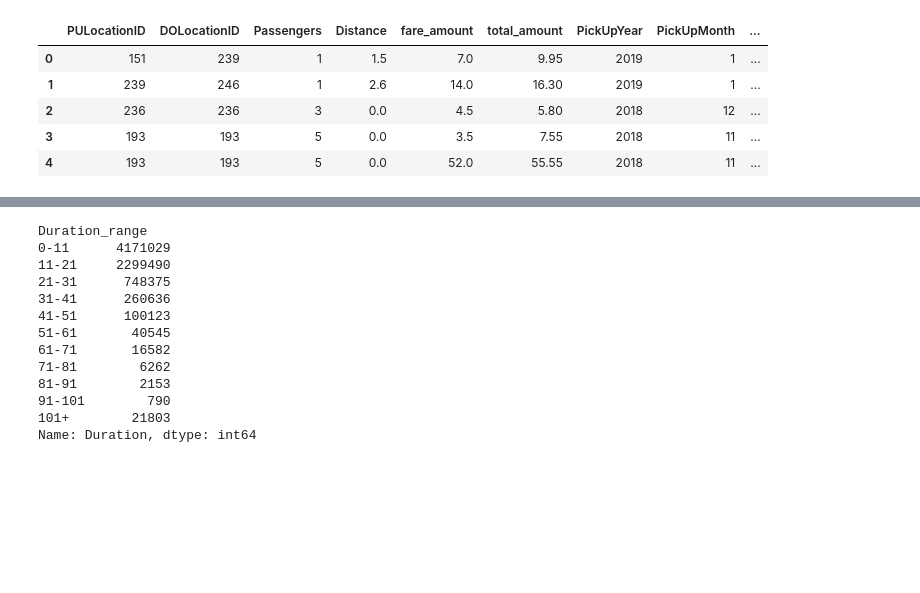
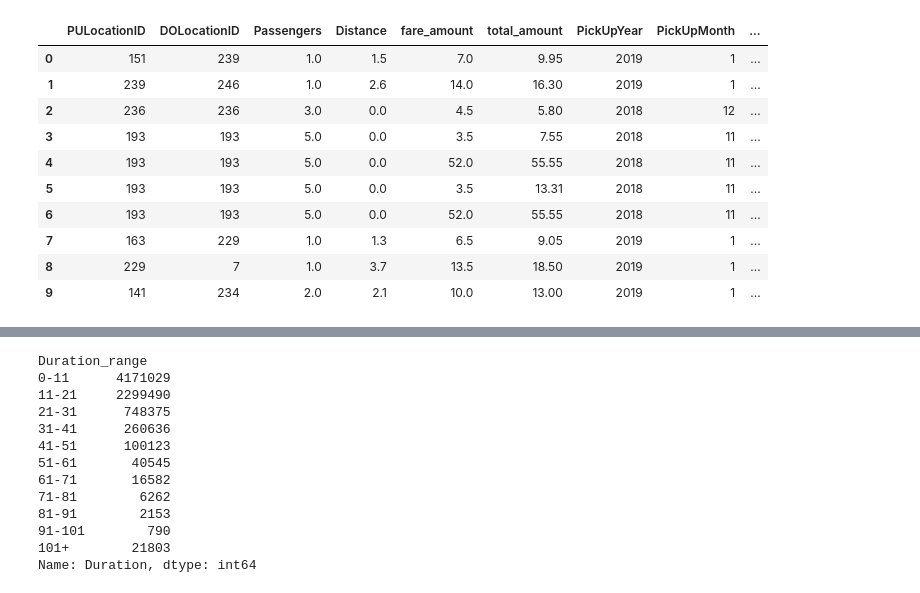
Before and after one commit to yeisondelatorre/ML_trabajofinal, a Jupyter notebook: _sources/notebooks.ipynb, the cells around one changed output, grey strips where cells are left out. Cells and saved outputs as stored; diff of their text form; code cells hidden in the pictures; blank space fills up the shorter version.

```diff
--- a/_sources/notebooks.ipynb
+++ b/_sources/notebooks.ipynb
@@ -48,2 +71,3 @@ import folium
 # %%
-df_taxi = pd.read_csv(r"C:\Users\PC\Desktop\data trabajo final\archive\yellow_tripdata_2019-01.csv")
+df_taxi = pd.read_parquet(r'C:\Users\PC\Desktop\ML_clase\jbook_ml20251\data\yellow_tripdata_2019-01.parquet')
+df_taxi.shape
@@ -55,36 +95,41 @@ df_taxi.shape
 def process_taxi_data(df_taxi):
     taxi = df_taxi[['tpep_pickup_datetime', 'tpep_dropoff_datetime', 'PULocationID',
                    'DOLocationID','passenger_count', 'trip_distance','fare_amount','total_amount', 'payment_type', 'tolls_amount']].copy()
     # Renaming Columns
     new_names = {'tpep_pickup_datetime': 'PickUpDate', 'tpep_dropoff_datetime':'DropOffDate', 'passenger_count': 'Passengers',
                  'trip_distance':'Distance'}
     taxi = taxi.rename(columns=new_names)
     # Correct Format in Date Columns
     taxi['PickUpDate'] = pd.to_datetime(taxi['PickUpDate'], format='%Y-%m-%d %H:%M:%S')
     taxi['DropOffDate'] = pd.to_datetime(taxi['DropOffDate'], format='%Y-%m-%d %H:%M:%S')
     # Create Columns for Date Analysis
     taxi['PickUpYear'] = taxi['PickUpDate'].dt.year
     taxi['PickUpMonth'] = taxi['PickUpDate'].dt.month
     taxi['PickUpWeek'] = taxi['PickUpDate'].dt.isocalendar().week
     taxi['PickUpDay'] = taxi['PickUpDate'].dt.day
     taxi['PickUpHour'] = taxi['PickUpDate'].dt.hour
     taxi['PickUpDayWeek'] = taxi['PickUpDate'].dt.dayofweek + 1
     # Duration Column
     taxi['Duration'] = taxi['DropOffDate'] - taxi['PickUpDate']
     # Total Amount Column
     taxi['total_amount'] = taxi['total_amount'].abs()
     # Drop Date Columns
     taxi = taxi.drop(labels=['PickUpDate', 'DropOffDate'], axis=1)
     return taxi
 taxi_df = process_taxi_data(df_taxi)
 
 taxi_df = process_taxi_data(df_taxi)
 taxi_df = taxi_df[['PULocationID', 'DOLocationID', 'Passengers', 'Distance', 'fare_amount', 'total_amount', 'PickUpYear', 'PickUpMonth', 'PickUpWeek', 'PickUpDay', 'PickUpHour', 'PickUpDayWeek','payment_type', 'tolls_amount', 'Duration' ]]
-taxi_df.head()
+taxi_df.head(10)
 # %% [output]
 |  | PULocationID | DOLocationID | Passengers | Distance | fare_amount | total_amount | PickUpYear | PickUpMonth | ... |
-| 0 | 151 | 239 | 1 | 1.5 | 7.0 | 9.95 | 2019 | 1 | ... |
-| 1 | 239 | 246 | 1 | 2.6 | 14.0 | 16.30 | 2019 | 1 | ... |
-| 2 | 236 | 236 | 3 | 0.0 | 4.5 | 5.80 | 2018 | 12 | ... |
-| 3 | 193 | 193 | 5 | 0.0 | 3.5 | 7.55 | 2018 | 11 | ... |
-| 4 | 193 | 193 | 5 | 0.0 | 52.0 | 55.55 | 2018 | 11 | ... |
+| 0 | 151 | 239 | 1.0 | 1.5 | 7.0 | 9.95 | 2019 | 1 | ... |
+| 1 | 239 | 246 | 1.0 | 2.6 | 14.0 | 16.30 | 2019 | 1 | ... |
+| 2 | 236 | 236 | 3.0 | 0.0 | 4.5 | 5.80 | 2018 | 12 | ... |
+| 3 | 193 | 193 | 5.0 | 0.0 | 3.5 | 7.55 | 2018 | 11 | ... |
+| 4 | 193 | 193 | 5.0 | 0.0 | 52.0 | 55.55 | 2018 | 11 | ... |
+| 5 | 193 | 193 | 5.0 | 0.0 | 3.5 | 13.31 | 2018 | 11 | ... |
+| 6 | 193 | 193 | 5.0 | 0.0 | 52.0 | 55.55 | 2018 | 11 | ... |
+| 7 | 163 | 229 | 1.0 | 1.3 | 6.5 | 9.05 | 2019 | 1 | ... |
+| 8 | 229 | 7 | 1.0 | 3.7 | 13.5 | 18.50 | 2019 | 1 | ... |
+| 9 | 141 | 234 | 2.0 | 2.1 | 10.0 | 13.00 | 2019 | 1 | ... |
```
Also changed, not shown: parts of 13 cells of this notebook, 9 other files.
